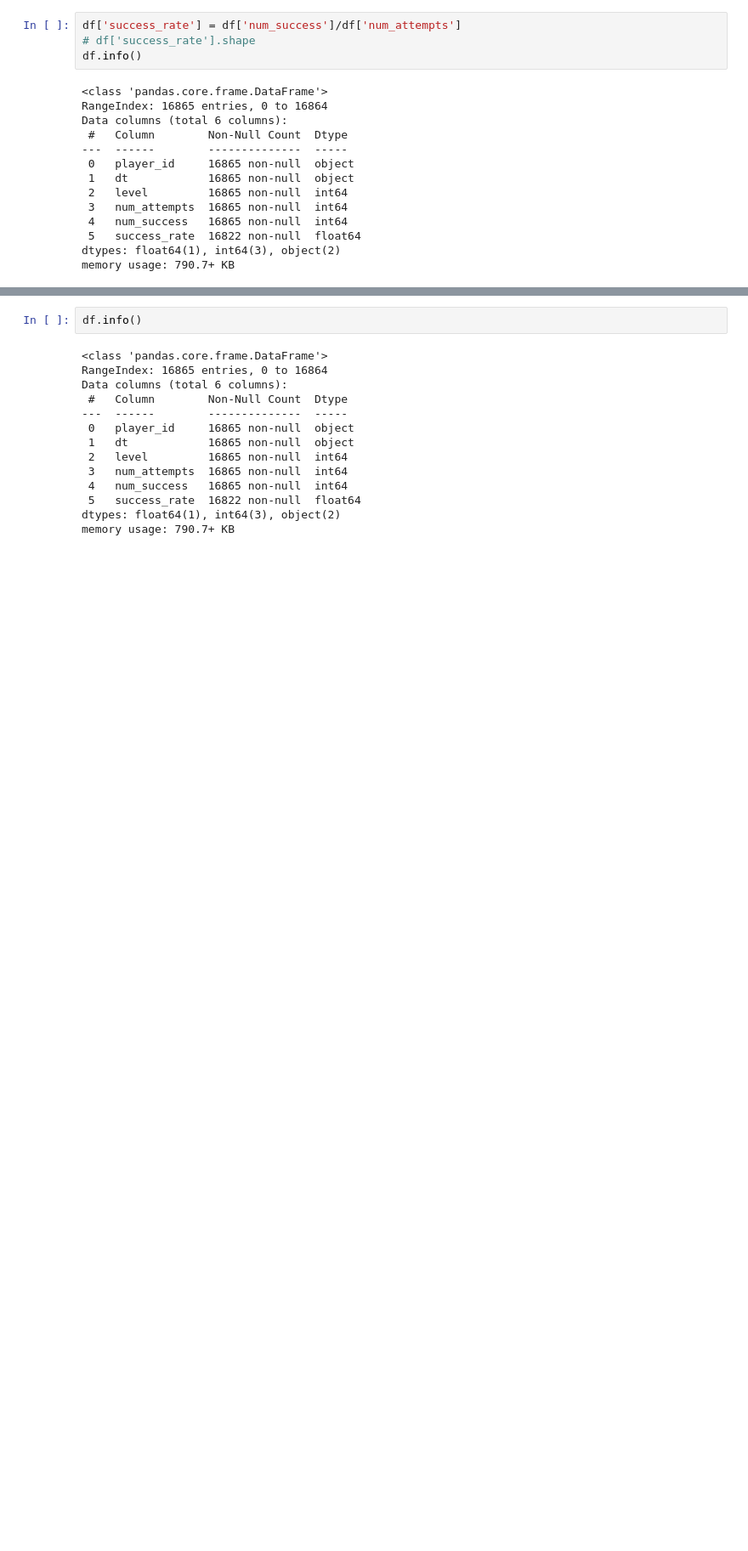
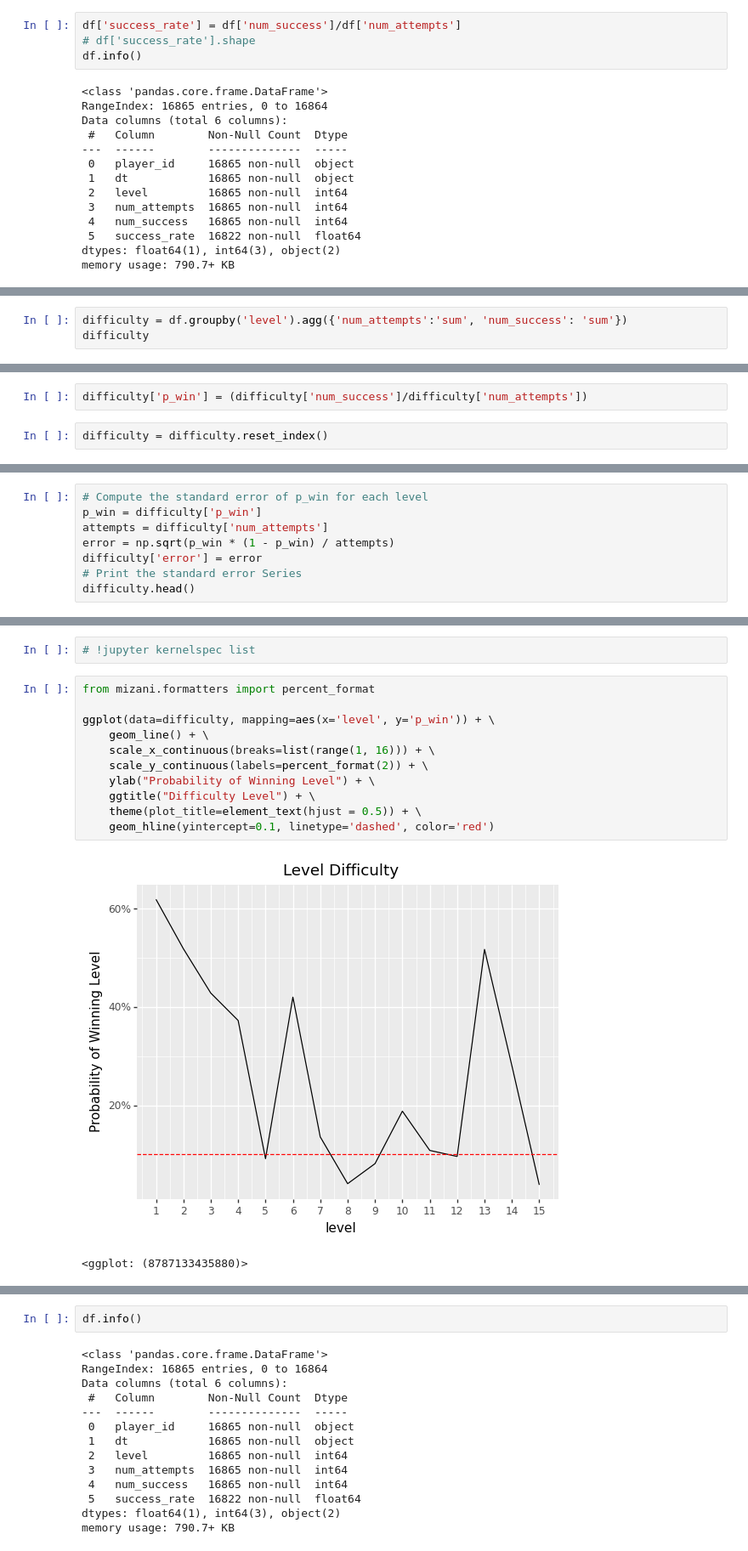
Before and after one commit to KC2016/Candy-Crush-Saga, a Jupyter notebook: notebook375bc23f7f.ipynb, the cells around one changed output, grey strips where cells are left out. Shown: that part at 85% size. Drawn from its saved outputs; the diff is of its cells as text; blank space fills up the shorter version.

Commit message:
add Probability of users win the levels in jupyter and readme

```diff
--- a/notebook375bc23f7f.ipynb
+++ b/notebook375bc23f7f.ipynb
@@ -158,0 +171,3 @@ memory usage: 790.7+ KB
+# %%
+difficulty = df.groupby('level').agg({'num_attempts':'sum', 'num_success': 'sum'})
+difficulty
@@ -158,0 +192,4 @@ memory usage: 790.7+ KB
+# %%
+difficulty['p_win'] = (difficulty['num_success']/difficulty['num_attempts'])
+# %%
+difficulty = difficulty.reset_index()
@@ -158,0 +215,8 @@ memory usage: 790.7+ KB
+# %%
+# Compute the standard error of p_win for each level
+p_win = difficulty['p_win']
+attempts = difficulty['num_attempts']
+error = np.sqrt(p_win * (1 - p_win) / attempts)
+difficulty['error'] = error
+# Print the standard error Series
+difficulty.head()
@@ -158,0 +230,16 @@ memory usage: 790.7+ KB
+# %%
+# !jupyter kernelspec list
+# %%
+from mizani.formatters import percent_format
+
+ggplot(data=difficulty, mapping=aes(x='level', y='p_win')) + \
+    geom_line() + \
+    scale_x_continuous(breaks=list(range(1, 16))) + \
+    scale_y_continuous(labels=percent_format(2)) + \
+    ylab("Probability of Winning Level") + \
+    ggtitle("Difficulty Level") + \
+    theme(plot_title=element_text(hjust = 0.5)) + \
+    geom_hline(yintercept=0.1, linetype='dashed', color='red')
+# %% [output]
+[figure, added]
+<ggplot: (8787133435880)>
```
Also changed, not shown: parts of 31 cells of this notebook, 3 other files.
